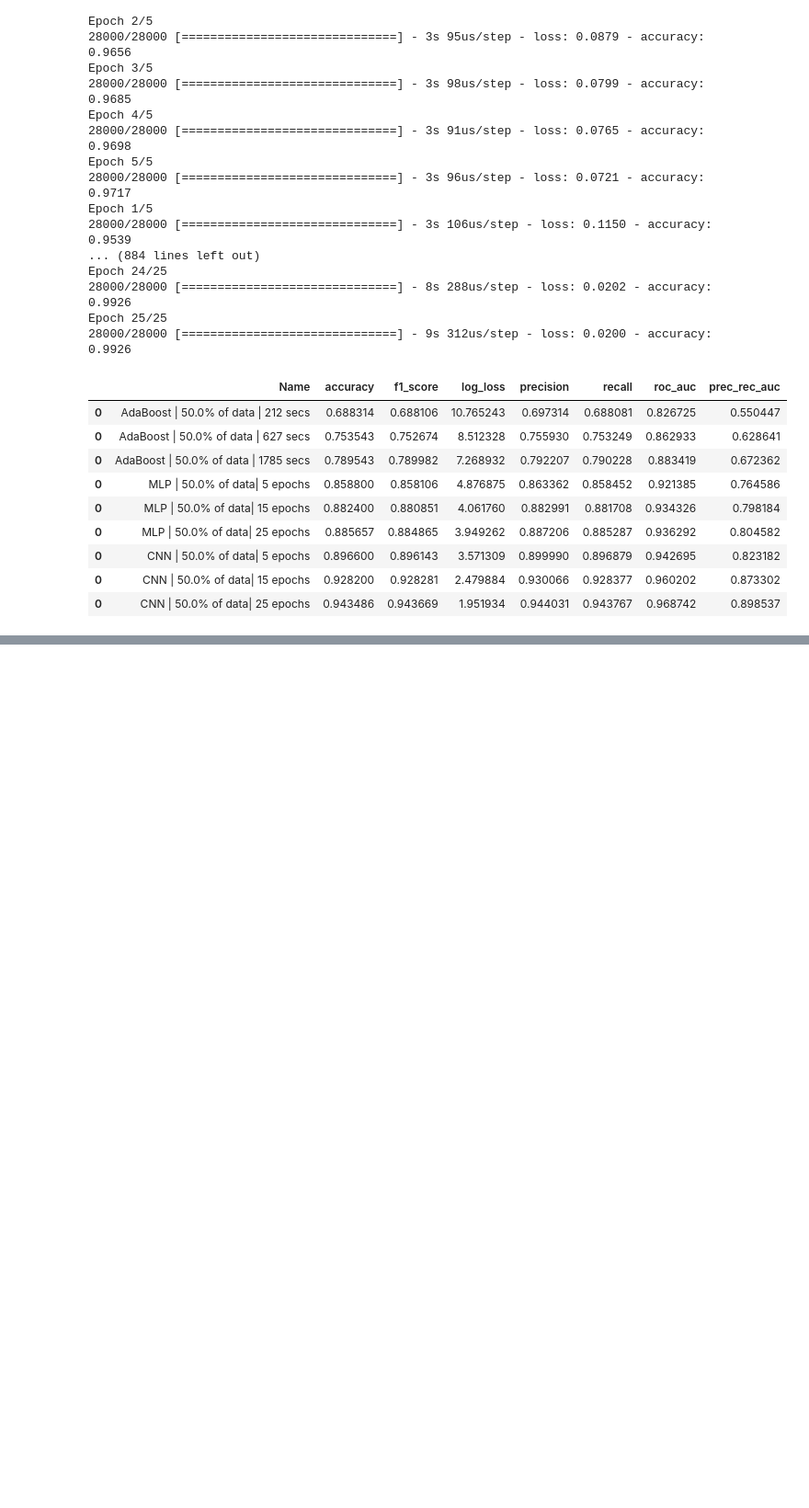
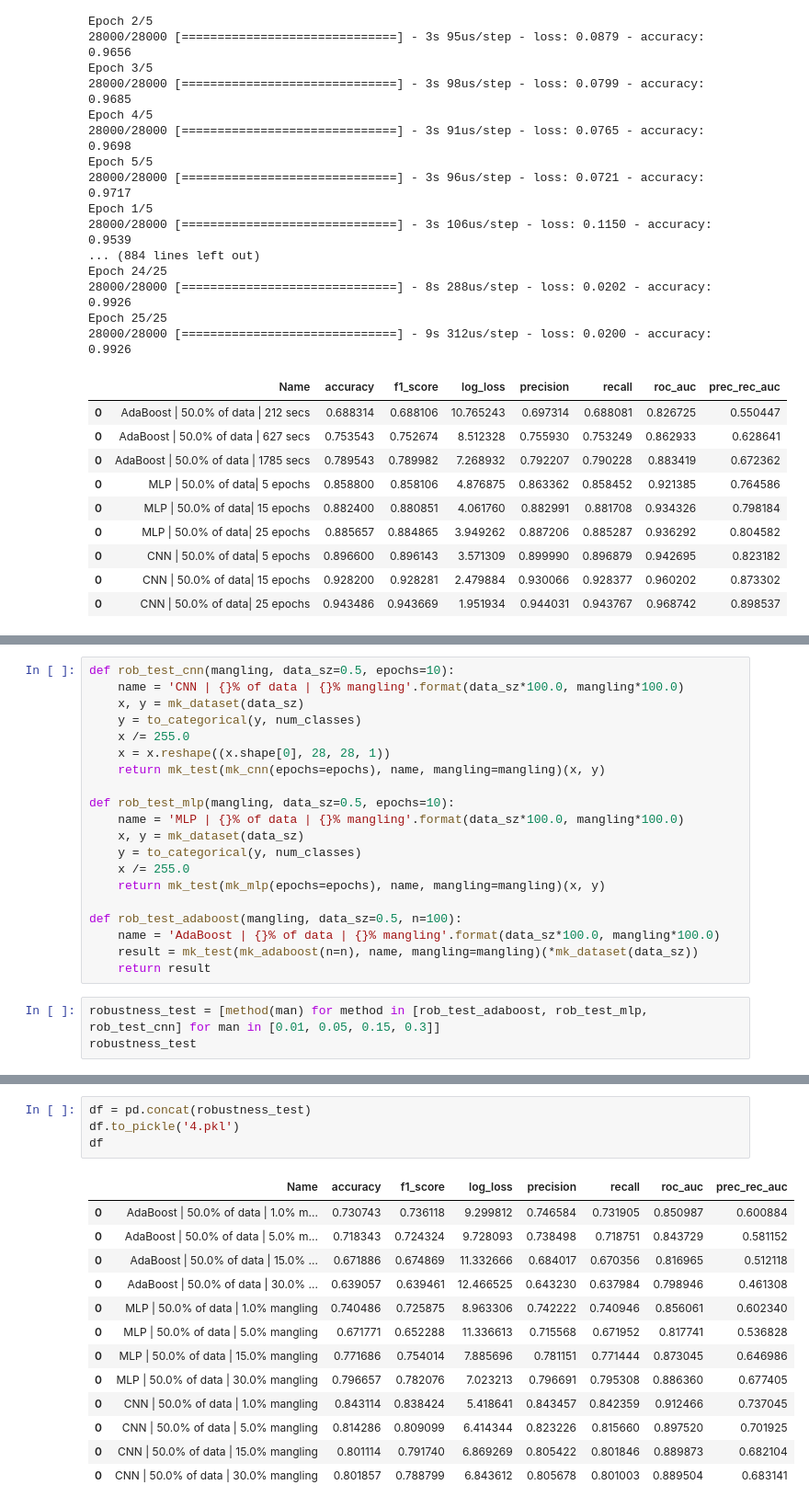
Before and after one commit to Palkovsky/AdaBoost-MLP-CNN-FBI, a Jupyter notebook: nb.ipynb, the cells around one changed output, grey strips where cells are left out. Shown at 92% size. Saved outputs shown, nothing was run; the diff lists cells and outputs as text; blank space fills up the shorter version.

```diff
--- a/nb.ipynb
+++ b/nb.ipynb
@@ -232,0 +252,23 @@ Epoch 25/25
+# %%
+def rob_test_cnn(mangling, data_sz=0.5, epochs=10):
+    name = 'CNN | {}% of data | {}% mangling'.format(data_sz*100.0, mangling*100.0)
+    x, y = mk_dataset(data_sz)
+    y = to_categorical(y, num_classes)
+    x /= 255.0
+    x = x.reshape((x.shape[0], 28, 28, 1))
+    return mk_test(mk_cnn(epochs=epochs), name, mangling=mangling)(x, y)
+
+def rob_test_mlp(mangling, data_sz=0.5, epochs=10):
+    name = 'MLP | {}% of data | {}% mangling'.format(data_sz*100.0, mangling*100.0)
+    x, y = mk_dataset(data_sz)
+    y = to_categorical(y, num_classes)
+    x /= 255.0
+    return mk_test(mk_mlp(epochs=epochs), name, mangling=mangling)(x, y)
+
+def rob_test_adaboost(mangling, data_sz=0.5, n=100):
+    name = 'AdaBoost | {}% of data | {}% mangling'.format(data_sz*100.0, mangling*100.0)
+    result = mk_test(mk_adaboost(n=n), name, mangling=mangling)(*mk_dataset(data_sz))
+    return result
+# %%
+robustness_test = [method(man) for method in [rob_test_adaboost, rob_test_mlp, rob_test_cnn] for man in [0.01, 0.05, 0.15, 0.3]]
+robustness_test
@@ -232,0 +310,18 @@ Epoch 25/25
+# %%
+df = pd.concat(robustness_test)
+df.to_pickle('4.pkl')
+df
+# %% [output]
+|  | Name | accuracy | f1_score | log_loss | precision | recall | roc_auc | prec_rec_auc |
+| 0 | AdaBoost | 50.0% of data | 1.0% m... | 0.730743 | 0.736118 | 9.299812 | 0.746584 | 0.731905 | 0.850987 | 0.600884 |
+| 0 | AdaBoost | 50.0% of data | 5.0% m... | 0.718343 | 0.724324 | 9.728093 | 0.738498 | 0.718751 | 0.843729 | 0.581152 |
+| 0 | AdaBoost | 50.0% of data | 15.0% ... | 0.671886 | 0.674869 | 11.332666 | 0.684017 | 0.670356 | 0.816965 | 0.512118 |
+| 0 | AdaBoost | 50.0% of data | 30.0% ... | 0.639057 | 0.639461 | 12.466525 | 0.643230 | 0.637984 | 0.798946 | 0.461308 |
+| 0 | MLP | 50.0% of data | 1.0% mangling | 0.740486 | 0.725875 | 8.963306 | 0.742222 | 0.740946 | 0.856061 | 0.602340 |
+| 0 | MLP | 50.0% of data | 5.0% mangling | 0.671771 | 0.652288 | 11.336613 | 0.715568 | 0.671952 | 0.817741 | 0.536828 |
+| 0 | MLP | 50.0% of data | 15.0% mangling | 0.771686 | 0.754014 | 7.885696 | 0.781151 | 0.771444 | 0.873045 | 0.646986 |
+| 0 | MLP | 50.0% of data | 30.0% mangling | 0.796657 | 0.782076 | 7.023213 | 0.796691 | 0.795308 | 0.886360 | 0.677405 |
+| 0 | CNN | 50.0% of data | 1.0% mangling | 0.843114 | 0.838424 | 5.418641 | 0.843457 | 0.842359 | 0.912466 | 0.737045 |
+| 0 | CNN | 50.0% of data | 5.0% mangling | 0.814286 | 0.809099 | 6.414344 | 0.823226 | 0.815660 | 0.897520 | 0.701925 |
+| 0 | CNN | 50.0% of data | 15.0% mangling | 0.801114 | 0.791740 | 6.869269 | 0.805422 | 0.801846 | 0.889873 | 0.682104 |
+| 0 | CNN | 50.0% of data | 30.0% mangling | 0.801857 | 0.788799 | 6.843612 | 0.805678 | 0.801003 | 0.889504 | 0.683141 |
```
Also changed, not shown: parts of 5 cells of this notebook, 2 other files.
